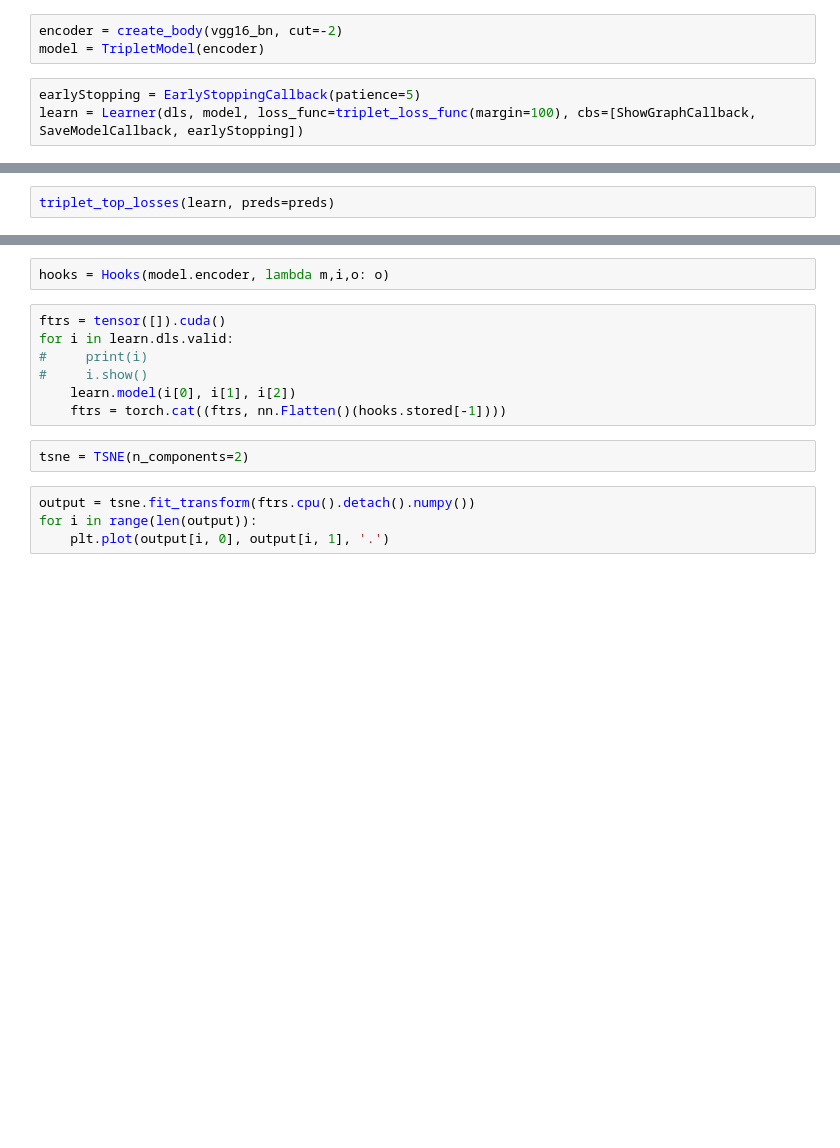
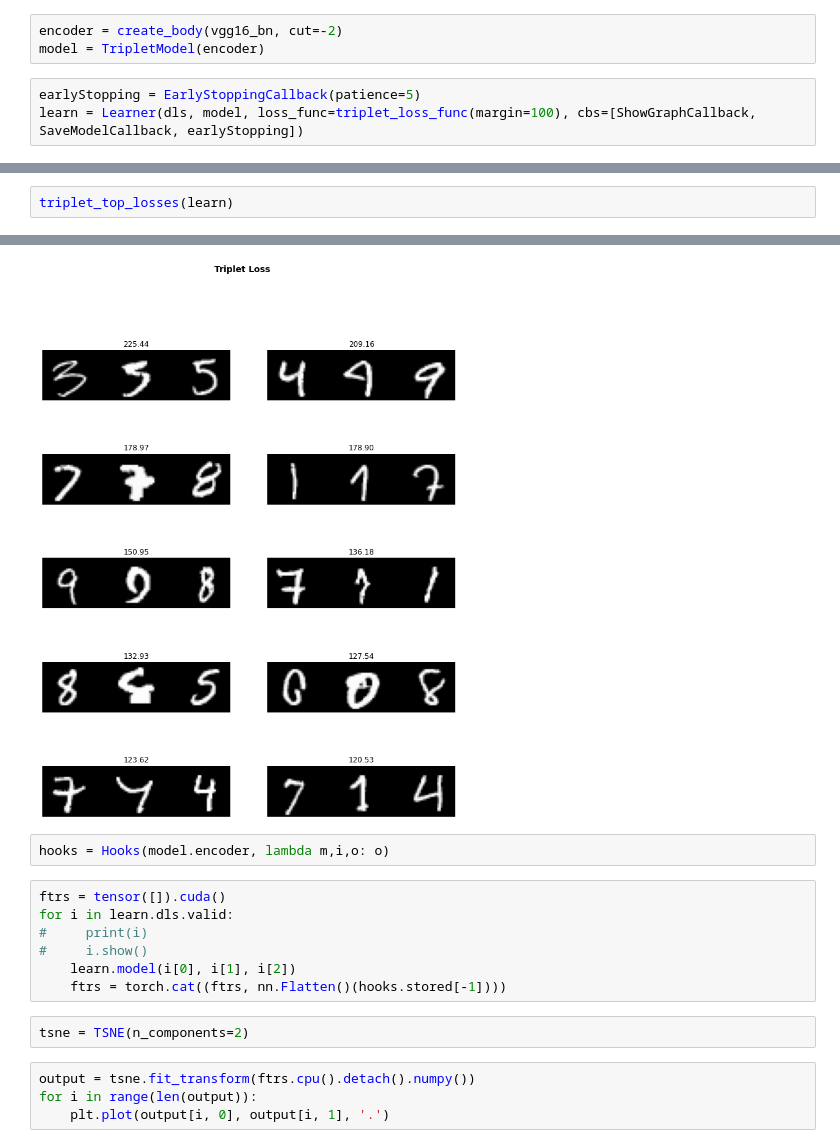
Before and after one commit to katsuunhi/fastai-triplet, a Jupyter notebook: fastai-triplet.ipynb, the cells around one changed output, grey strips where cells are left out. Cells and saved outputs as stored; diff of their text form; blank space fills up the shorter version.

```diff
--- a/fastai-triplet.ipynb
+++ b/fastai-triplet.ipynb
@@ -138,2 +144,3 @@ learn.fit_one_cycle(100)
 # %%
-triplet_top_losses(learn, preds=preds)
+triplet_top_losses(learn)
+# %% [output]
@@ -140,3 +148,4 @@ triplet_top_losses(learn, preds=preds)
+[figure, added]
 # %%
 hooks = Hooks(model.encoder, lambda m,i,o: o)
 # %%
```
Also changed, not shown: parts of 7 cells of this notebook.
